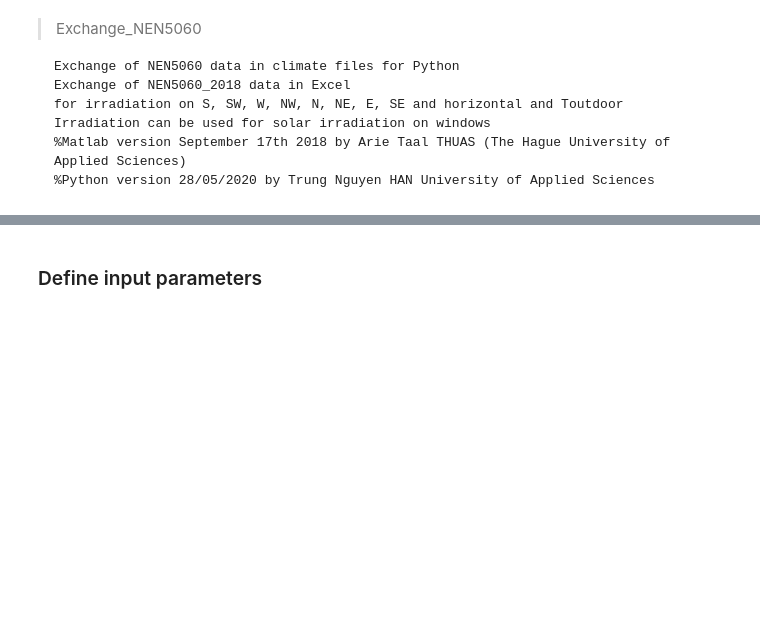
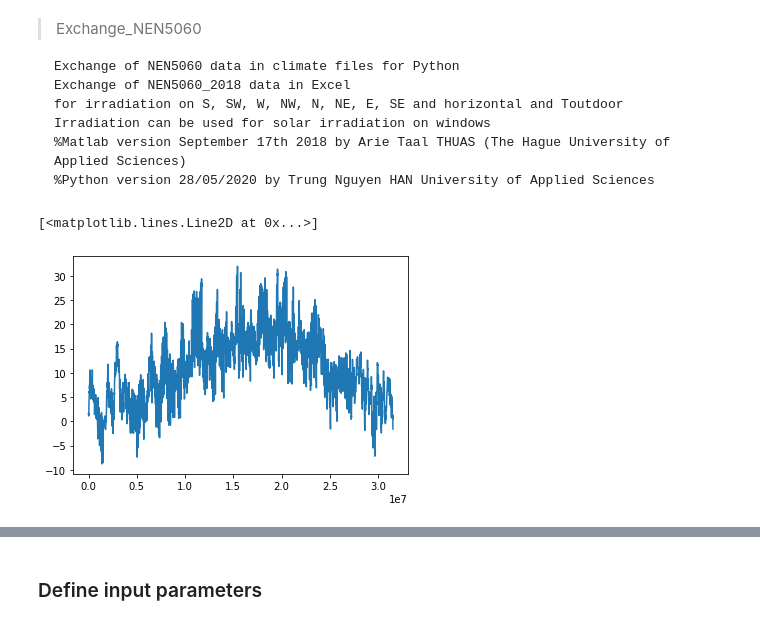
Before and after one commit to hancse/HT-HeatPump, a Jupyter notebook: Simulation/Python/House_Model.ipynb, the cells around one changed output, grey strips where cells are left out. Cells and saved outputs as stored; diff of their text form; code cells hidden in the pictures; blank space fills up the shorter version.

```diff
--- a/Simulation/Python/House_Model.ipynb
+++ b/Simulation/Python/House_Model.ipynb
@@ -337,14 +371,30 @@ for k in range(4):
+# %%
+#Transpose array
+qsunS=qsunS.T
+qsunSW=qsunSW.T
+qsunW=qsunW.T
+qsunNW=qsunNW.T
+qsunN=qsunN.T
+qsunNE=qsunNE.T
+qsunE=qsunE.T
+qsunSE=qsunSE.T
+qsunhor=qsunhor.T
+Tout=Tout.T
+phiout=phiout.T
+xout=xout.T
+pout=pout.T
+vout=vout.T
+dirvout=dirvout.T
+cloudout=cloudout.T
+rainout=rainout.T
 # %%
-#Np.newaxis convert an 1D array to either a row vector or a column vector.
-#check np.reshape
-
-a = Tout[np.newaxis]            #create 2D array from 1D array with 2 elements
-a = a.T                         #Transpose array
-
 #numrows = len(input)    # 3 rows in your example
 #numcols = len(input[0]) # 2 columns in your example
 
-plt.plot(a[:,0],a[:,1])
+plt.plot(Tout[:,0],Tout[:,1])
+# %% [output]
+[<matplotlib.lines.Line2D at 0x...>]
+[figure, added]
 # %%
 import gc
 gc.collect() # collect garbages
```
Also changed, not shown: parts of 27 cells of this notebook.
